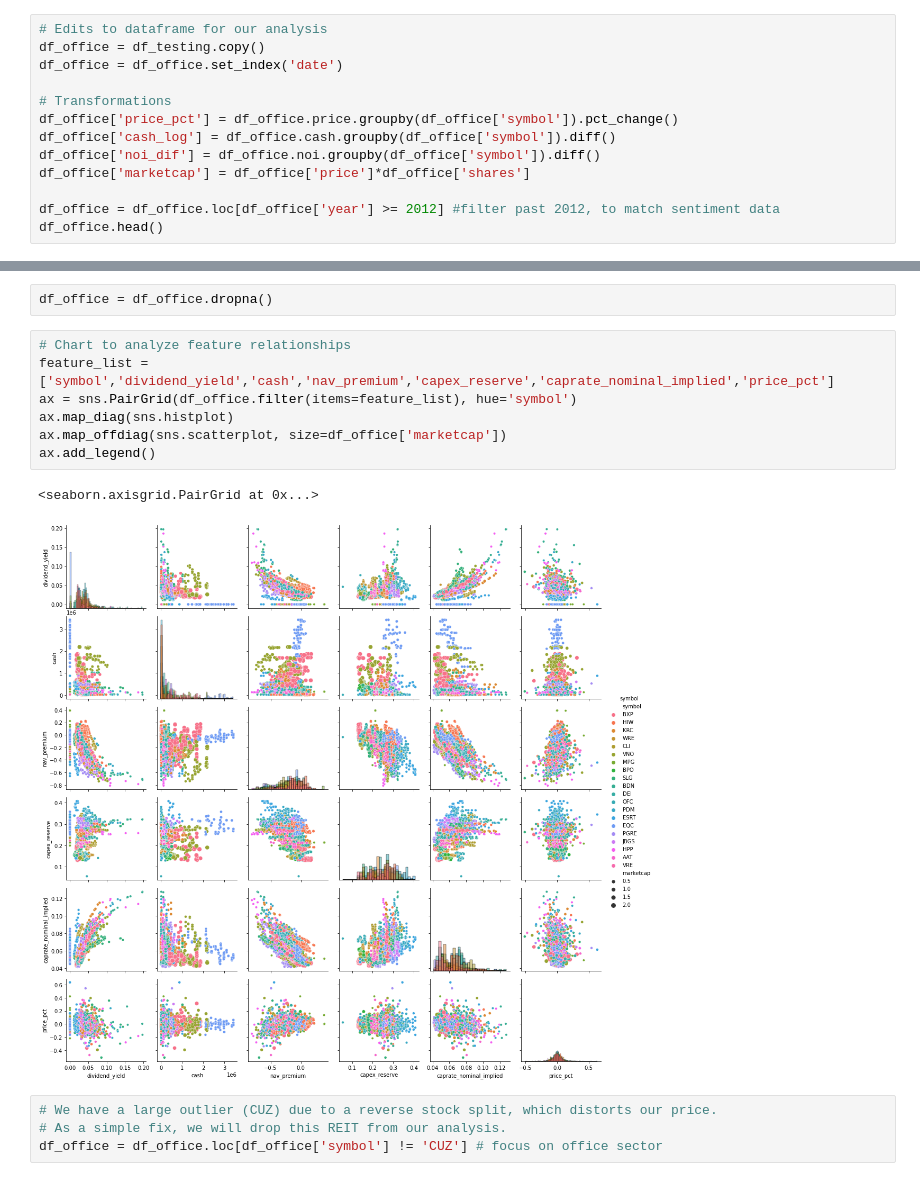
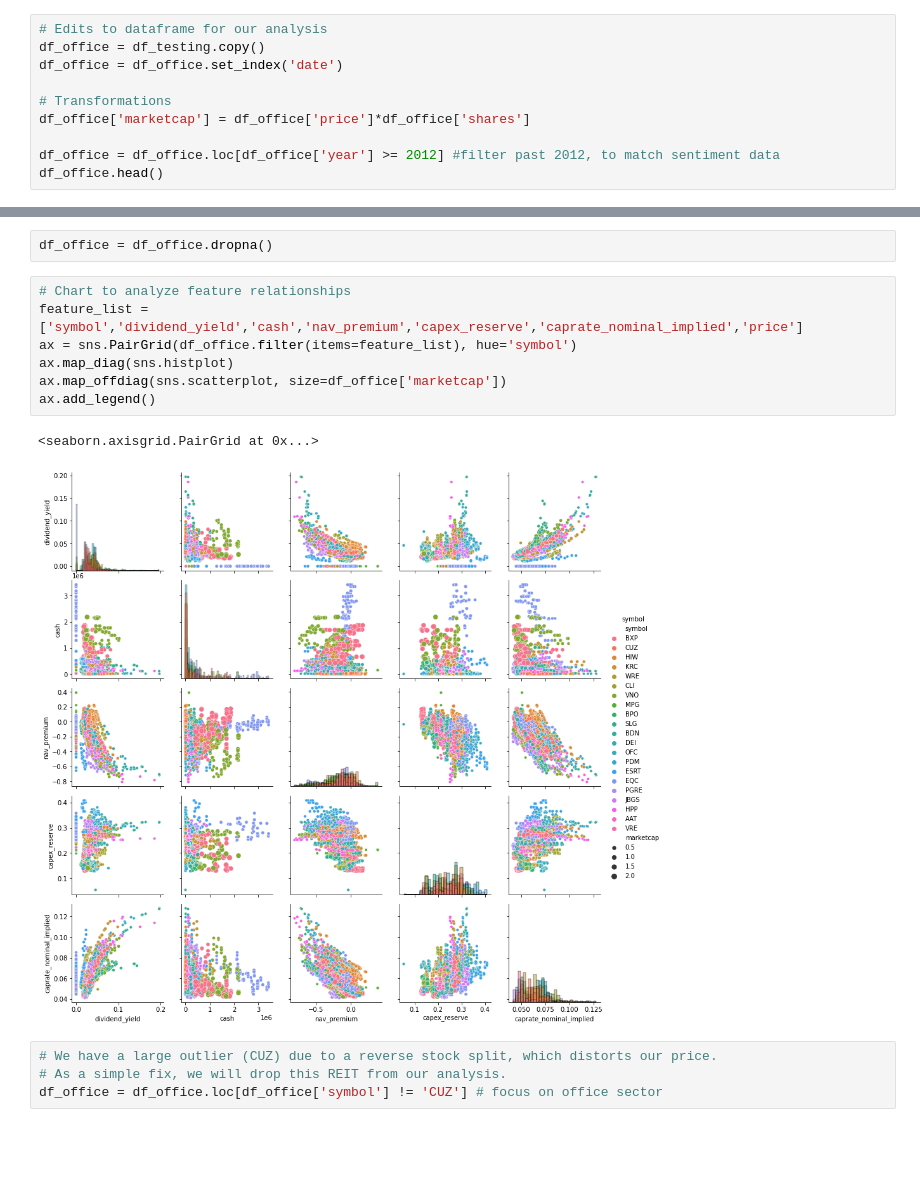
Before and after one commit to ckeith26/REIT_Analysis, a Jupyter notebook: REITs Price Prediction.ipynb, the cells around one changed output, grey strips where cells are left out. Cells and saved outputs as stored; diff of their text form; blank space fills up the shorter version.

```diff
--- a/REITs Price Prediction.ipynb
+++ b/REITs Price Prediction.ipynb
@@ -77,9 +77,6 @@ df_office = df_testing.copy()
 df_office = df_office.set_index('date')
 
 # Transformations
-df_office['price_pct'] = df_office.price.groupby(df_office['symbol']).pct_change()
-df_office['cash_log'] = df_office.cash.groupby(df_office['symbol']).diff()
-df_office['noi_dif'] = df_office.noi.groupby(df_office['symbol']).diff()
 df_office['marketcap'] = df_office['price']*df_office['shares']
 
 df_office = df_office.loc[df_office['year'] >= 2012] #filter past 2012, to match sentiment data
@@ -104,14 +101,14 @@ As we can see now, nealry all of our null values were from earlier dates. With o
 df_office = df_office.dropna()
 # %%
 # Chart to analyze feature relationships
-feature_list = ['symbol','dividend_yield','cash','nav_premium','capex_reserve','caprate_nominal_implied','price_pct']
+feature_list = ['symbol','dividend_yield','cash','nav_premium','capex_reserve','caprate_nominal_implied','price']
 ax = sns.PairGrid(df_office.filter(items=feature_list), hue='symbol')
 ax.map_diag(sns.histplot)
 ax.map_offdiag(sns.scatterplot, size=df_office['marketcap'])
 ax.add_legend()
 # %% [output]
 <seaborn.axisgrid.PairGrid at 0x...>
-[figure, old version]
+[figure, new version]
 # %%
 # We have a large outlier (CUZ) due to a reverse stock split, which distorts our price.
 # As a simple fix, we will drop this REIT from our analysis.
```
Also changed, not shown: parts of 24 cells of this notebook.
